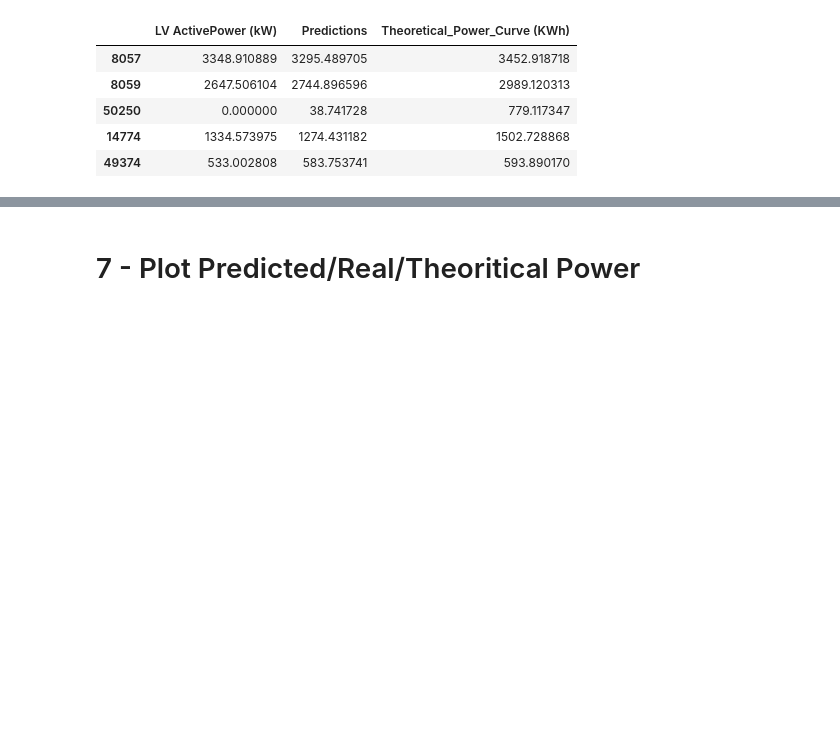
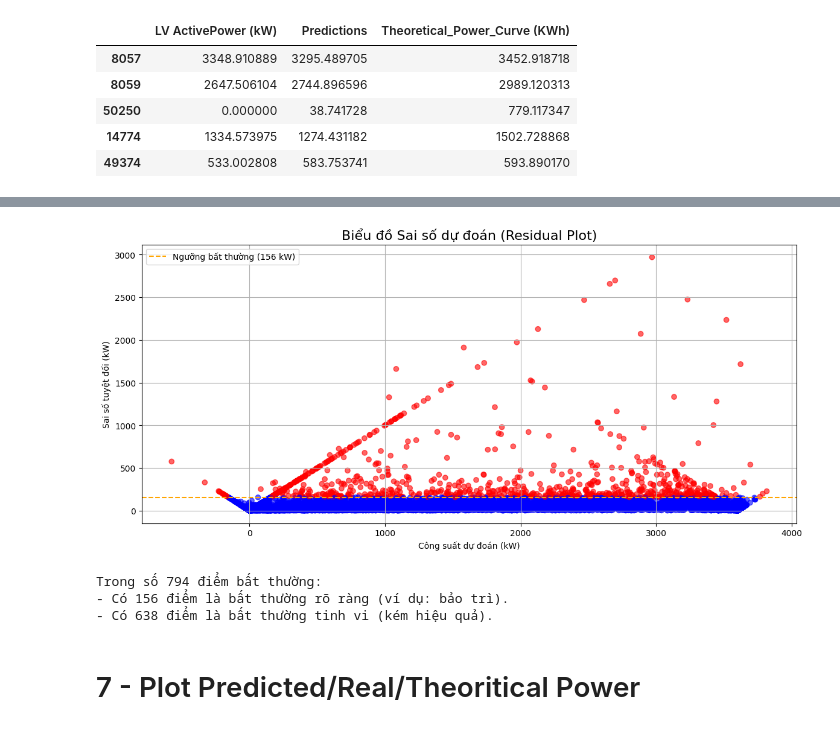
Before and after one commit to CheemsPOG/SCADA, a Jupyter notebook: Wind Turbine Fault Detection using SCADA Sensor Data.ipynb, the cells around one changed output, grey strips where cells are left out. Cells and saved outputs as stored; diff of their text form; code cells hidden in the pictures; blank space fills up the shorter version.

```diff
--- a/Wind Turbine Fault Detection using SCADA Sensor Data.ipynb
+++ b/Wind Turbine Fault Detection using SCADA Sensor Data.ipynb
@@ -799,3 +1014,32 @@ data_new.head()
+# %%
+plt.figure(figsize=(14, 6))
+plt.scatter(data_new['Predictions'], data_new['error'],
+            c=data_new['is_anomaly'].map({0: 'blue', 1: 'red'}), alpha=0.6)
+plt.axhline(y=threshold, color='orange', linestyle='--', label=f'Ngưỡng bất thường ({threshold:.0f} kW)')
+plt.title("Biểu đồ Sai số dự đoán (Residual Plot)", fontsize=16)
+plt.xlabel("Công suất dự đoán (kW)")
+plt.ylabel("Sai số tuyệt đối (kW)")
+plt.legend()
+plt.grid(True)
+plt.show()
+# %% [output]
+[figure, added]
+# %%
+# 'anomalies' là DataFrame chứa 800 điểm bất thường của bạn
+
+# Nhóm 1: Các bất thường RÕ RÀNG (có gió, không công suất)
+obvious_anomalies = anomalies[anomalies['LV ActivePower (kW)'] == 0]
+
+# Nhóm 2: Các bất thường TINH VI (kém hiệu quả)
+subtle_anomalies = anomalies[anomalies['LV ActivePower (kW)'] > 0]
+
+print(f"Trong số {len(anomalies)} điểm bất thường:")
+print(f"- Có {len(obvious_anomalies)} điểm là bất thường rõ ràng (ví dụ: bảo trì).")
+print(f"- Có {len(subtle_anomalies)} điểm là bất thường tinh vi (kém hiệu quả).")
+# %% [output]
+Trong số 794 điểm bất thường:
+- Có 156 điểm là bất thường rõ ràng (ví dụ: bảo trì).
+- Có 638 điểm là bất thường tinh vi (kém hiệu quả).
 # %% [markdown]
 <a name="7"></a>
 # 7 - Plot Predicted/Real/Theoritical Power
```
Also changed, not shown: parts of 67 cells of this notebook, 7 other files.
